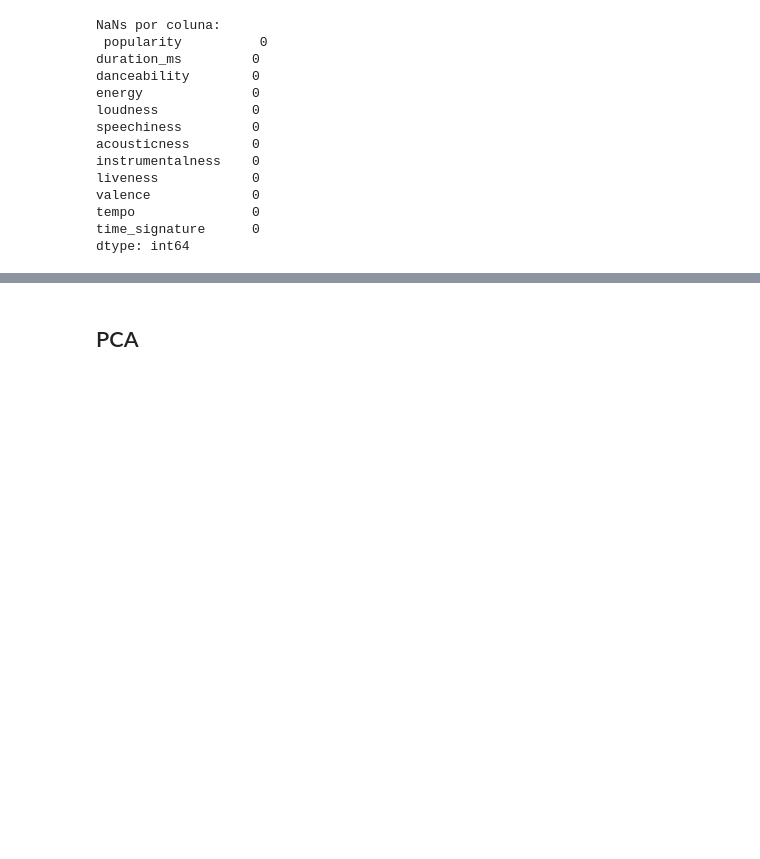
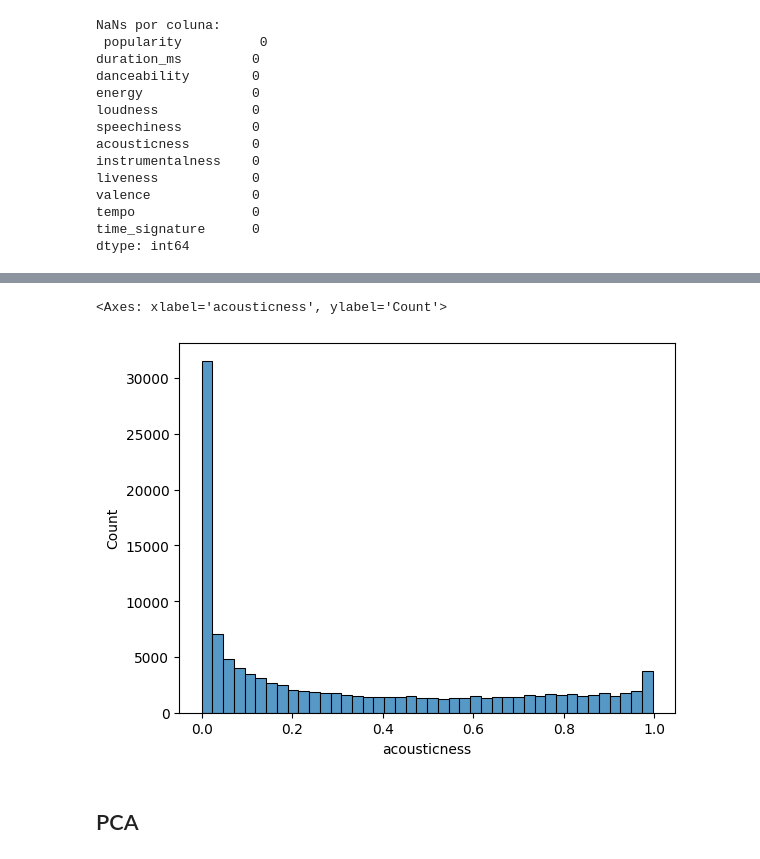
Before and after one commit to giu-garrido/projeto-integrador-5-semestre, a Jupyter notebook: analise_do_dataset.ipynb, the cells around one changed output, grey strips where cells are left out. Drawn from its saved outputs; the diff is of its cells as text; code cells hidden in the pictures; blank space fills up the shorter version.

```diff
--- a/analise_do_dataset.ipynb
+++ b/analise_do_dataset.ipynb
@@ -115,3 +142,8 @@ dtype: int64
+# %%
+sns.histplot(df['acousticness'])
+# %% [output]
+<Axes: xlabel='acousticness', ylabel='Count'>
+[figure, added]
 # %% [markdown]
 ## PCA
 # %%
```
Also changed, not shown: parts of 8 cells of this notebook.
